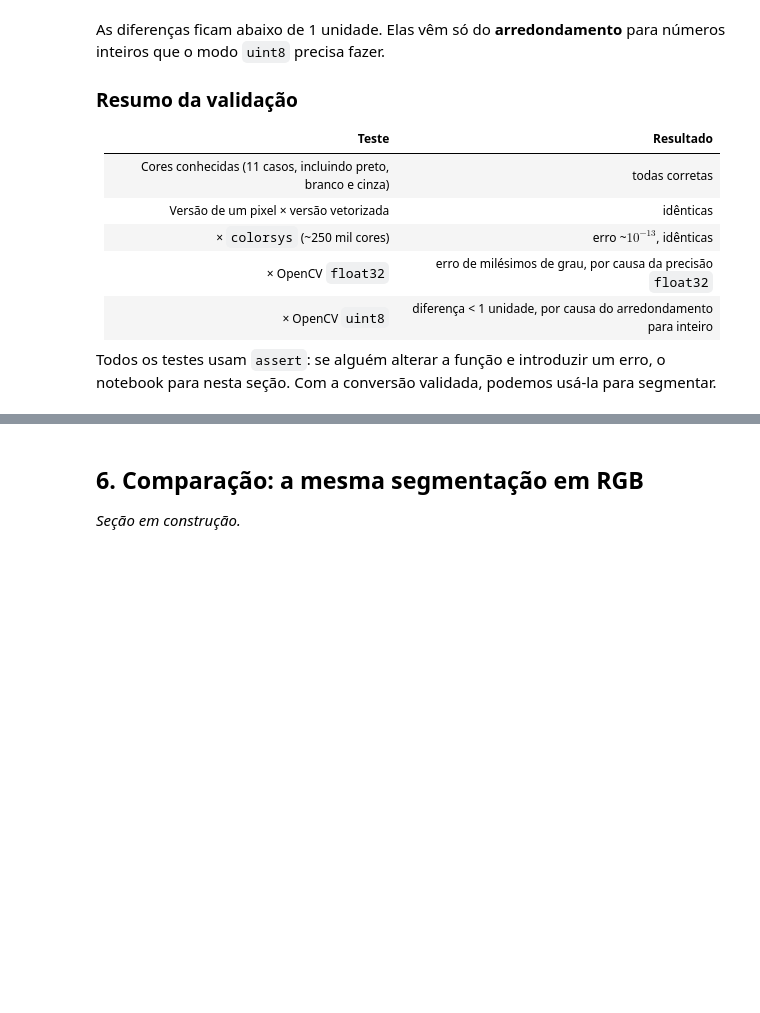
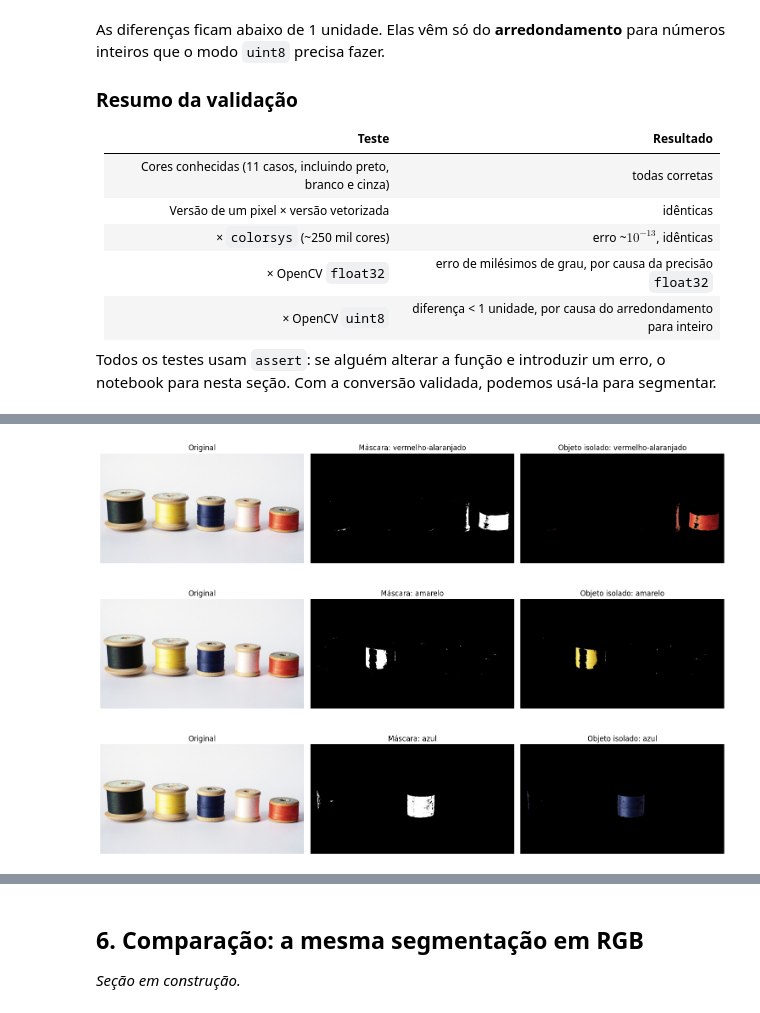
Before and after one commit to Joaogmos/computacao-visual-projeto2, a Jupyter notebook: tutorial_segmentacao_cor.ipynb, the cells around one changed output, grey strips where cells are left out. Saved outputs shown, nothing was run; the diff lists cells and outputs as text; code cells hidden in the pictures; blank space fills up the shorter version.

```diff
--- a/tutorial_segmentacao_cor.ipynb
+++ b/tutorial_segmentacao_cor.ipynb
@@ -622,0 +744,11 @@ Todos os testes usam `assert`: se alguém alterar a função e introduzir um err
+# %%
+def iou(mascara, gabarito):
+    return (mascara & gabarito).sum() / (mascara | gabarito).sum()
+
+
+print(f"{'objeto':10s} {'IoU':>6s} {'parte iluminada achada':>24s} {'parte na sombra achada':>24s}")
+for nome, mascara in mascaras_sint.items():
+    alvo = gabarito[nome]
+    iluminada = mascara[alvo & ~sombra].mean()
+    na_sombra = mascara[alvo & sombra].mean()
+    print(f"{nome:10s} {iou(mascara, alvo):6.3f} {iluminada:24.1%} {na_sombra:24.1%}")
@@ -622,0 +805,12 @@ Todos os testes usam `assert`: se alguém alterar a função e introduzir um err
+# %%
+# nome: (h_min, h_max, s_min, v_min)
+faixas_carreteis = {
+    "vermelho-alaranjado": (345, 20, 0.5, 0.15),
+    "amarelo": (45, 65, 0.35, 0.15),
+    "azul": (210, 250, 0.3, 0.1),
+}
+mascaras_carreteis = {nome: segmentar_hsv(hsv_carreteis, *limites)
+                      for nome, limites in faixas_carreteis.items()}
+mostrar_segmentacao(img_carreteis, mascaras_carreteis)
+# %% [output]
+[figure, added]
```
Also changed, not shown: parts of 26 cells of this notebook.
